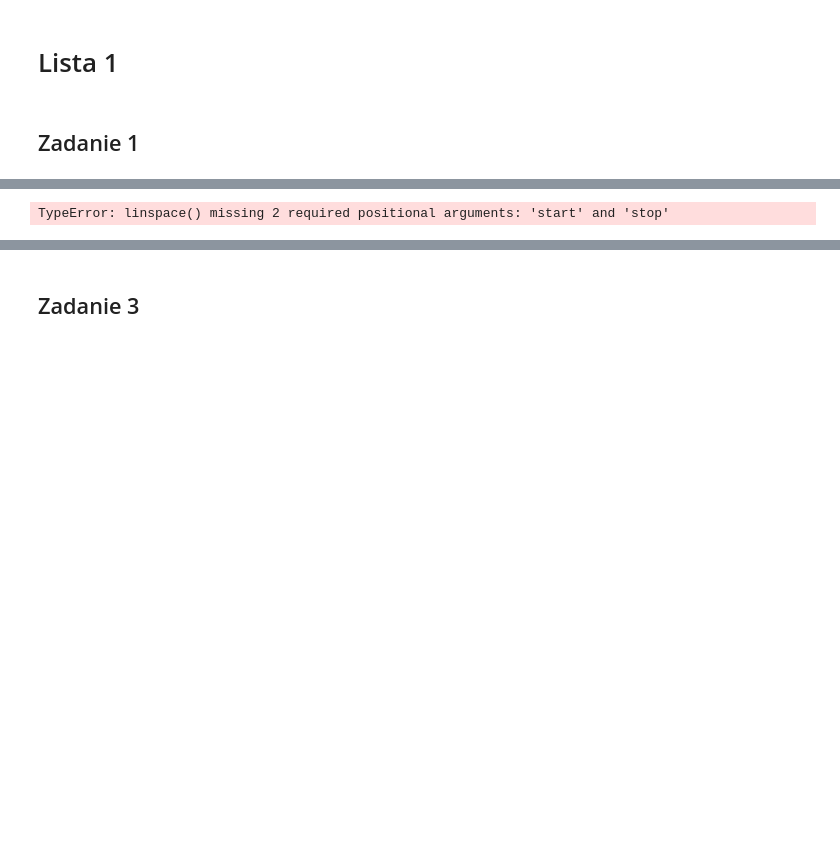
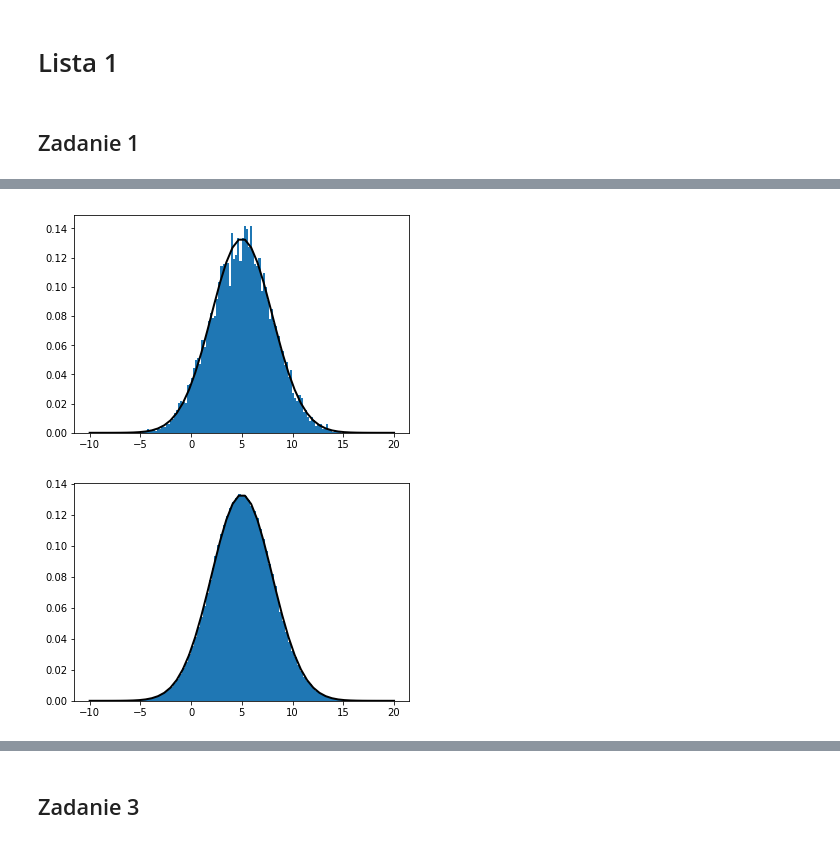
Before and after one commit to iloscnd/data-mining, a Jupyter notebook: lista1/List1.ipynb, the cells around one changed output, grey strips where cells are left out. Drawn from its saved outputs; the diff is of its cells as text; code cells hidden in the pictures; blank space fills up the shorter version.

```diff
--- a/lista1/List1.ipynb
+++ b/lista1/List1.ipynb
@@ -23,16 +23,19 @@ plt.show()
-# %%
-x = np.linspace()
-
-a1 = np.random.uniform(-1,1,10000)
-
-plt.hist(a1,100, density=True)
-plt.plot(np.linspace(-1,1,100), np.ones(100)*0.5)
-plt.show()
-
-a2 = np.random.uniform(-1,1,1000000)
-
-plt.hist(a2,100, density=True)
-plt.plot(np.linspace(-1,1,100), np.ones(100)*0.5)
-plt.show()
-# %% [output]
-TypeError: linspace() missing 2 required positional arguments: 'start' and 'stop'
+# %%
+x = np.linspace(-10,20)
+
+mi, sigma = 5, 3
+
+hist = np.random.normal(mi,sigma,10000)
+
+plt.hist(b1,100, density=True)
+plt.plot(x, 1/(sigma * np.sqrt(2 * np.pi)) * np.exp( - (x - mi)**2 / (2 * sigma**2) ), lw=2, c='black')
+plt.show()
+
+b2 = np.random.normal(mi,sigma,1000000)
+
+plt.hist(b2,100, density=True)
+plt.plot(x, 1/(sigma * np.sqrt(2 * np.pi)) * np.exp( - (x - mi)**2 / (2 * sigma**2) ), lw=2, c='black')
+plt.show()
+# %% [output]
+[figure, added]
+[figure, added]
```
Also changed, not shown: parts of 10 cells of this notebook, 4 other files.
